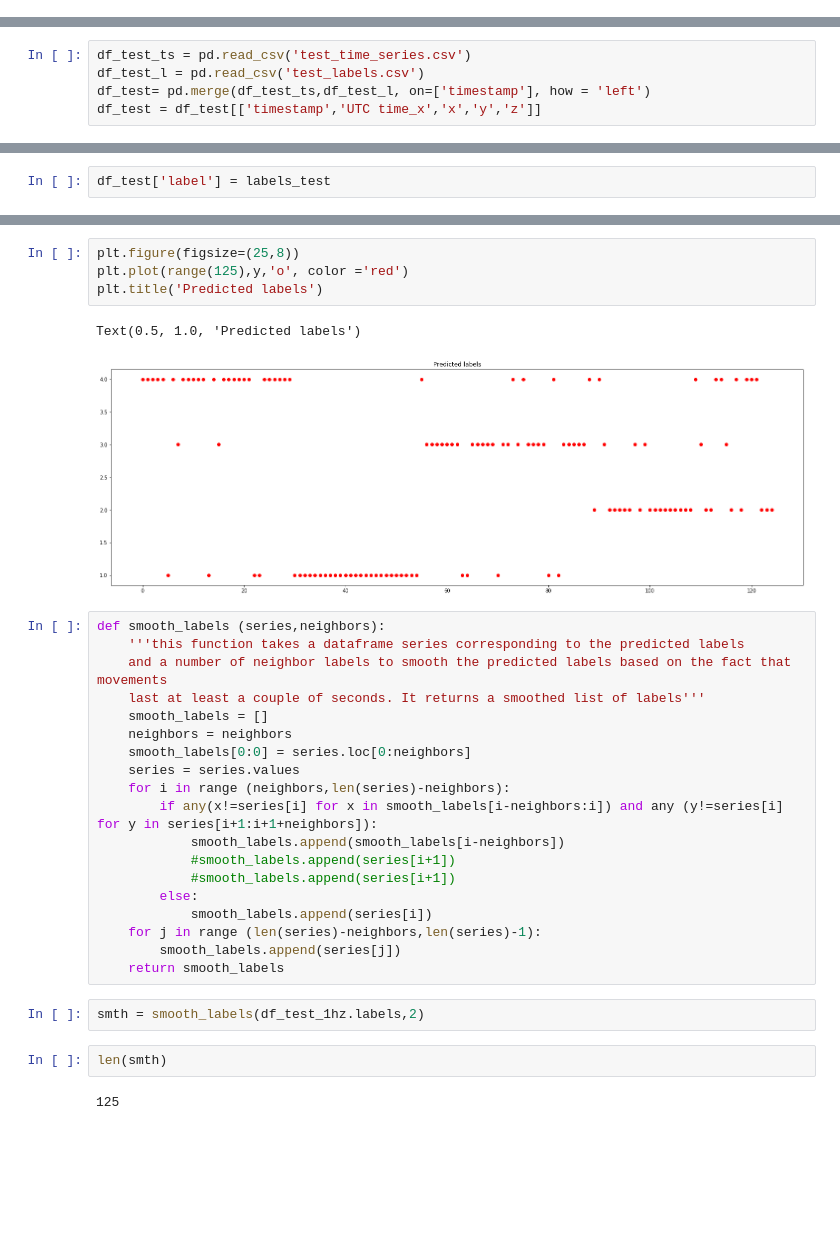
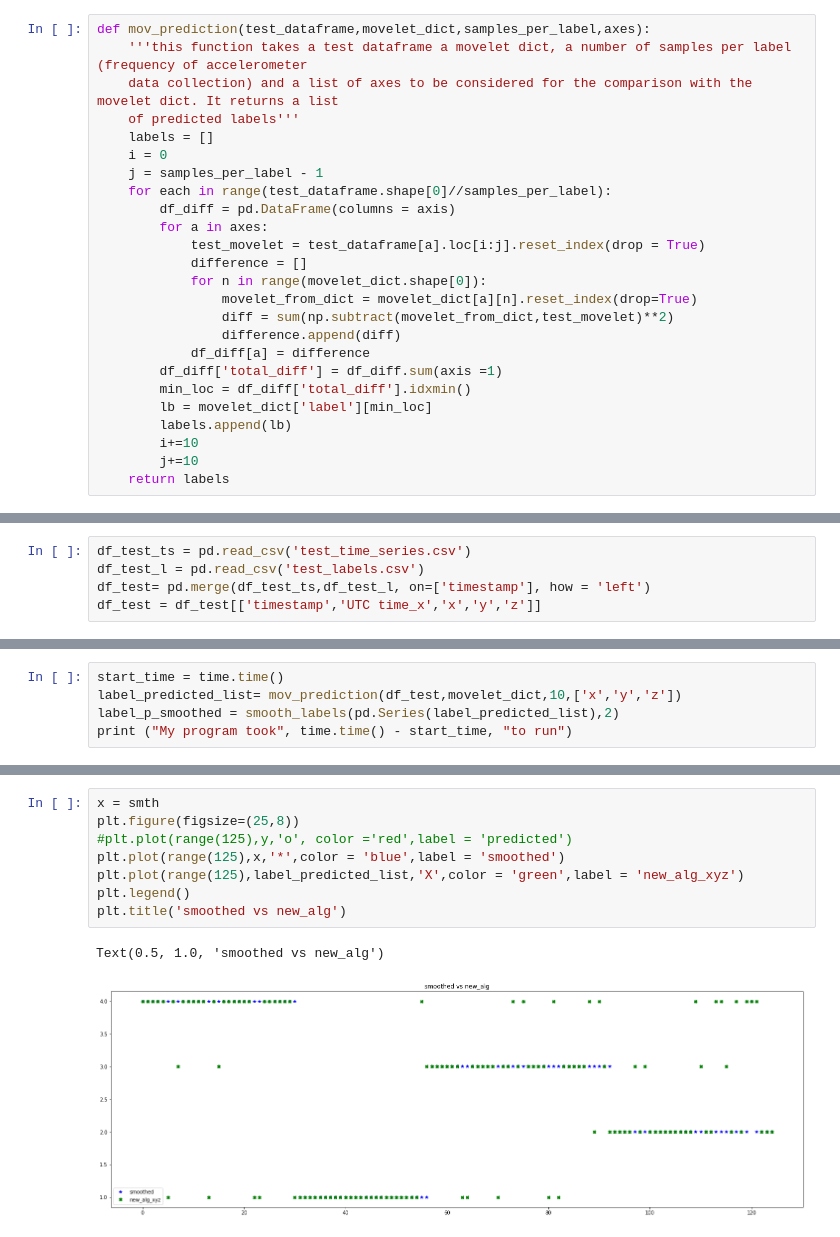
Before and after one commit to federicoweill/movement_prediction_edx_2019, a Jupyter notebook: movement_prediction_final.ipynb, the cells around one changed output, grey strips where cells are left out. Drawn from its saved outputs; the diff is of its cells as text; blank space fills up the shorter version.

```diff
--- a/movement_prediction_final.ipynb
+++ b/movement_prediction_final.ipynb
@@ -90,0 +106,25 @@ def automated_prediction_process (df,movelet_dict,axis):
+# %%
+def mov_prediction(test_dataframe,movelet_dict,samples_per_label,axes):
+    '''this function takes a test dataframe a movelet dict, a number of samples per label (frequency of accelerometer
+    data collection) and a list of axes to be considered for the comparison with the movelet dict. It returns a list
+    of predicted labels'''
+    labels = []
+    i = 0
+    j = samples_per_label - 1
+    for each in range(test_dataframe.shape[0]//samples_per_label):
+        df_diff = pd.DataFrame(columns = axis)
+        for a in axes:
+            test_movelet = test_dataframe[a].loc[i:j].reset_index(drop = True)
+            difference = []
+            for n in range(movelet_dict.shape[0]):
+                movelet_from_dict = movelet_dict[a][n].reset_index(drop=True)
+                diff = sum(np.subtract(movelet_from_dict,test_movelet)**2)
+                difference.append(diff)
+            df_diff[a] = difference
+        df_diff['total_diff'] = df_diff.sum(axis =1)
+        min_loc = df_diff['total_diff'].idxmin()
+        lb = movelet_dict['label'][min_loc]
+        labels.append(lb)
+        i+=10
+        j+=10
+    return labels
@@ -100,2 +158,0 @@ My program took 47.98958706855774 to run
-# %%
-df_test['label'] = labels_test
@@ -107,0 +159,5 @@ y = df_test_1hz['labels']
+# %%
+start_time = time.time()
+label_predicted_list= mov_prediction(df_test,movelet_dict,10,['x','y','z'])
+label_p_smoothed = smooth_labels(pd.Series(label_predicted_list),2)
+print ("My program took", time.time() - start_time, "to run")
@@ -108,32 +166,11 @@ y = df_test_1hz['labels']
 # %%
+x = smth
 plt.figure(figsize=(25,8))
-plt.plot(range(125),y,'o', color ='red')
-plt.title('Predicted labels')
+#plt.plot(range(125),y,'o', color ='red',label = 'predicted')
+plt.plot(range(125),x,'*',color = 'blue',label = 'smoothed')
+plt.plot(range(125),label_predicted_list,'X',color = 'green',label = 'new_alg_xyz')
+plt.legend()
+plt.title('smoothed vs new_alg')
 # %% [output]
-Text(0.5, 1.0, 'Predicted labels')
+Text(0.5, 1.0, 'smoothed vs new_alg')
-[figure, old version]
+[figure, new version]
-# %%
-def smooth_labels (series,neighbors):
-    '''this function takes a dataframe series corresponding to the predicted labels
-    and a number of neighbor labels to smooth the predicted labels based on the fact that movements
-    last at least a couple of seconds. It returns a smoothed list of labels'''
-    smooth_labels = []
-    neighbors = neighbors
-    smooth_labels[0:0] = series.loc[0:neighbors]
-    series = series.values
-    for i in range (neighbors,len(series)-neighbors):
-        if any(x!=series[i] for x in smooth_labels[i-neighbors:i]) and any (y!=series[i] for y in series[i+1:i+1+neighbors]):
-            smooth_labels.append(smooth_labels[i-neighbors])
-            #smooth_labels.append(series[i+1])
-            #smooth_labels.append(series[i+1])
-        else:
-            smooth_labels.append(series[i])
-    for j in range (len(series)-neighbors,len(series)-1):
-        smooth_labels.append(series[j])
-    return smooth_labels
-# %%
-smth = smooth_labels(df_test_1hz.labels,2)
-# %%
-len(smth)
-# %% [output]
-125
```
Also changed, not shown: parts of 24 cells of this notebook, 1 other file.
